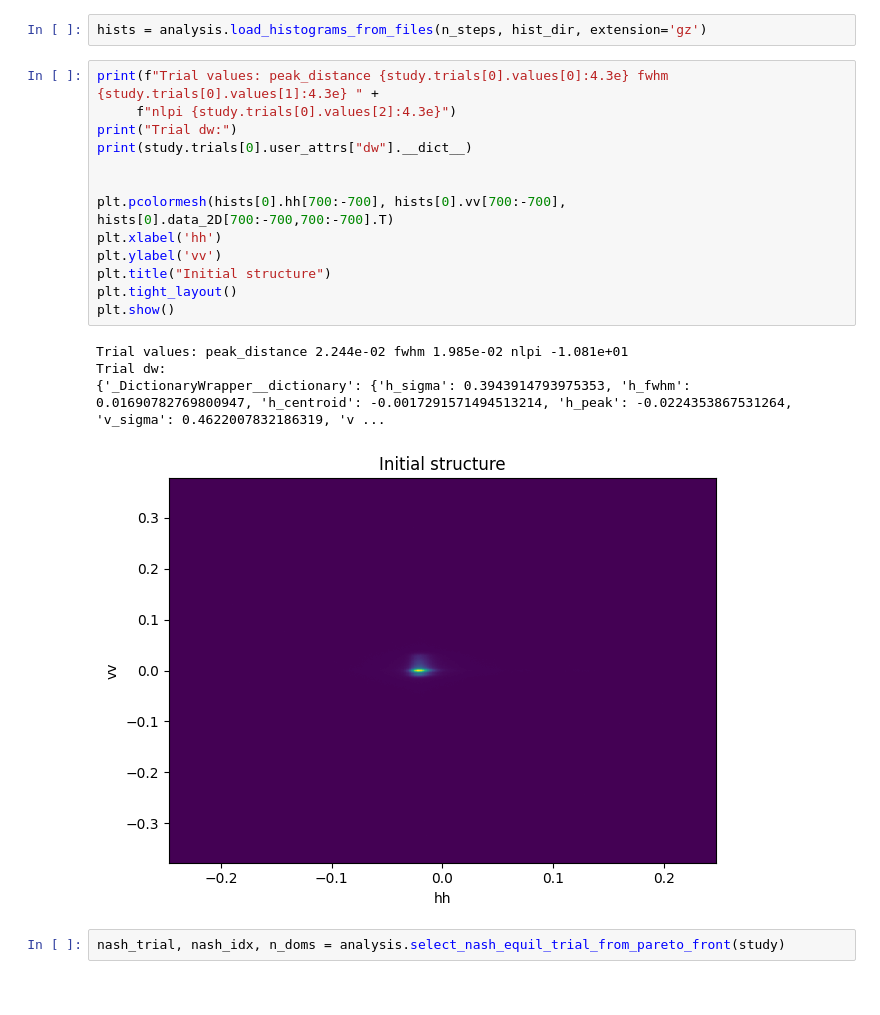
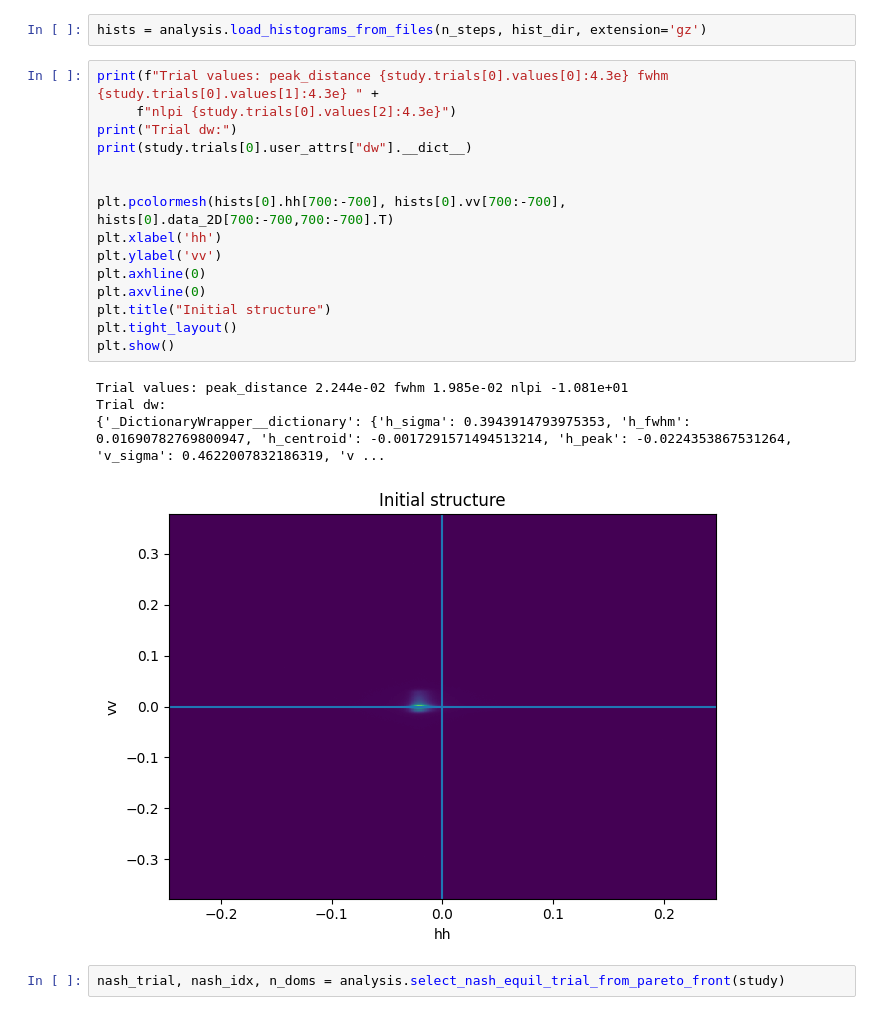
Before and after one commit to AI-ML-at-APS/AI-ML_Control_System, a Jupyter notebook: work_directory/28-ID/jupyter/analysis_experiment/peak_fwhm_nlpi_all_motors_beam.ipynb, the cells around one changed output. Drawn from its saved outputs; the diff is of its cells as text.

```diff
--- a/work_directory/28-ID/jupyter/analysis_experiment/peak_fwhm_nlpi_all_motors_beam.ipynb
+++ b/work_directory/28-ID/jupyter/analysis_experiment/peak_fwhm_nlpi_all_motors_beam.ipynb
@@ -87,21 +76,23 @@ hists = analysis.load_histograms_from_files(n_steps, hist_dir, extension='gz')
 # %%
 print(f"Trial values: peak_distance {study.trials[0].values[0]:4.3e} fwhm {study.trials[0].values[1]:4.3e} " +
      f"nlpi {study.trials[0].values[2]:4.3e}")
 print("Trial dw:")
 print(study.trials[0].user_attrs["dw"].__dict__)
 
 
 plt.pcolormesh(hists[0].hh[700:-700], hists[0].vv[700:-700], hists[0].data_2D[700:-700,700:-700].T)
 plt.xlabel('hh')
 plt.ylabel('vv')
+plt.axhline(0)
+plt.axvline(0)
 plt.title("Initial structure")
 plt.tight_layout()
 plt.show()
 # %% [output]
 Trial values: peak_distance 2.244e-02 fwhm 1.985e-02 nlpi -1.081e+01
 Trial dw:
 {'_DictionaryWrapper__dictionary': {'h_sigma': 0.3943914793975353, 'h_fwhm': 0.01690782769800947, 'h_centroid': -0.0017291571494513214, 'h_peak': -0.0224353867531264, 'v_sigma': 0.4622007832186319, 'v ...
-[figure, old version]
+[figure, new version]
 # %%
 nash_trial, nash_idx, n_doms = analysis.select_nash_equil_trial_from_pareto_front(study)
 # %%
```
Also changed, not shown: parts of 27 cells of this notebook, 17 other files.
